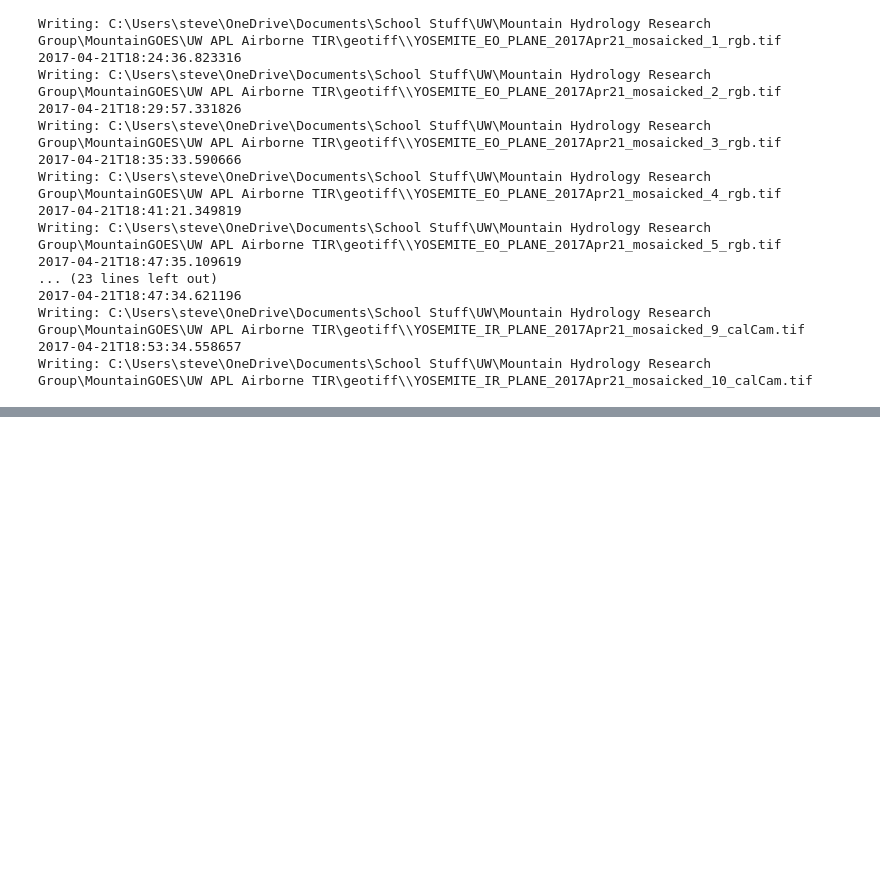
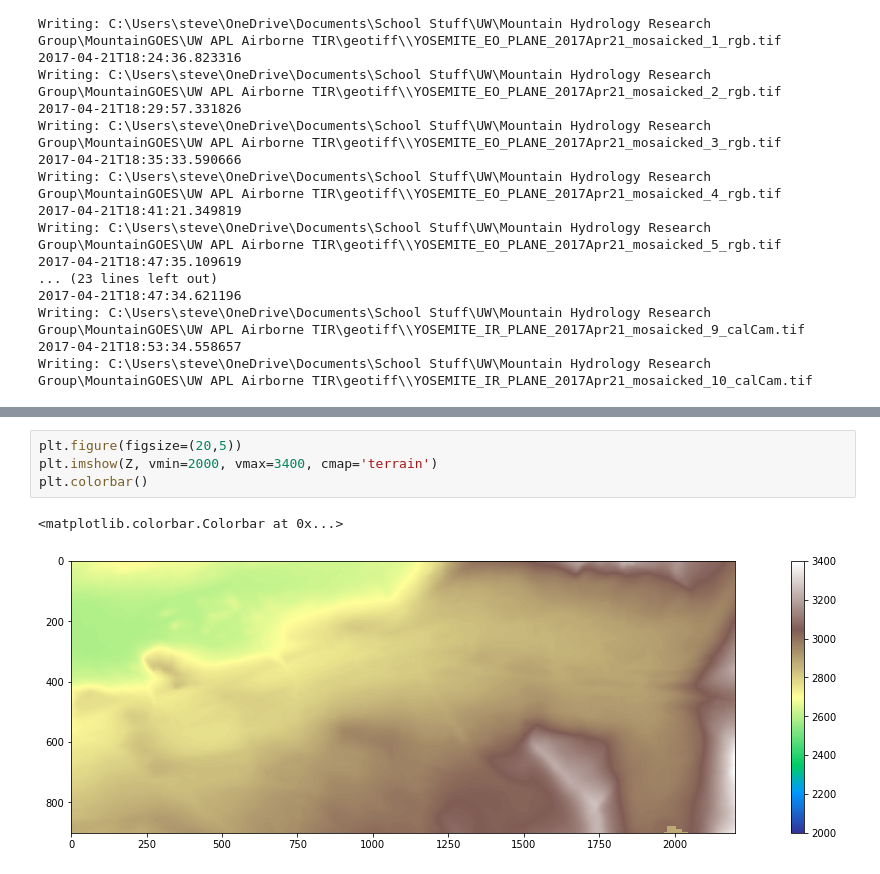
Before and after one commit to spestana/goes-ortho, a Jupyter notebook: old/aircraft-mat-to-geotiff.ipynb, the cells around one changed output, grey strips where cells are left out. Drawn from its saved outputs; the diff is of its cells as text; blank space fills up the shorter version.

```diff
--- a/old/aircraft-mat-to-geotiff.ipynb
+++ b/old/aircraft-mat-to-geotiff.ipynb
@@ -216,0 +287,7 @@ Writing: C:\Users\steve\OneDrive\Documents\School Stuff\UW\Mountain Hydrology Re
+# %%
+plt.figure(figsize=(20,5))
+plt.imshow(Z, vmin=2000, vmax=3400, cmap='terrain')
+plt.colorbar()
+# %% [output]
+<matplotlib.colorbar.Colorbar at 0x...>
+[figure, added]
```
Also changed, not shown: parts of 10 cells of this notebook, 3 other files.
